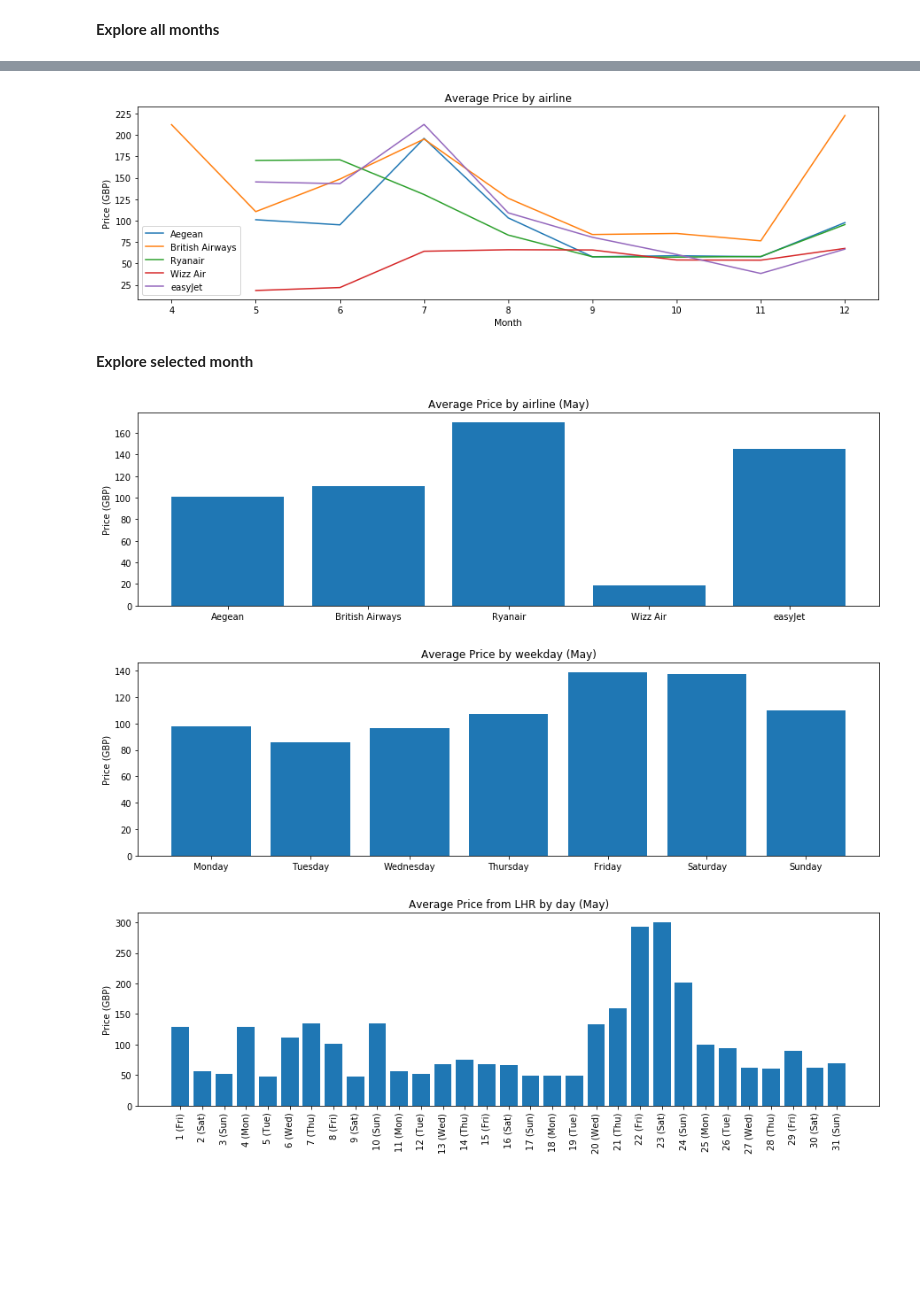
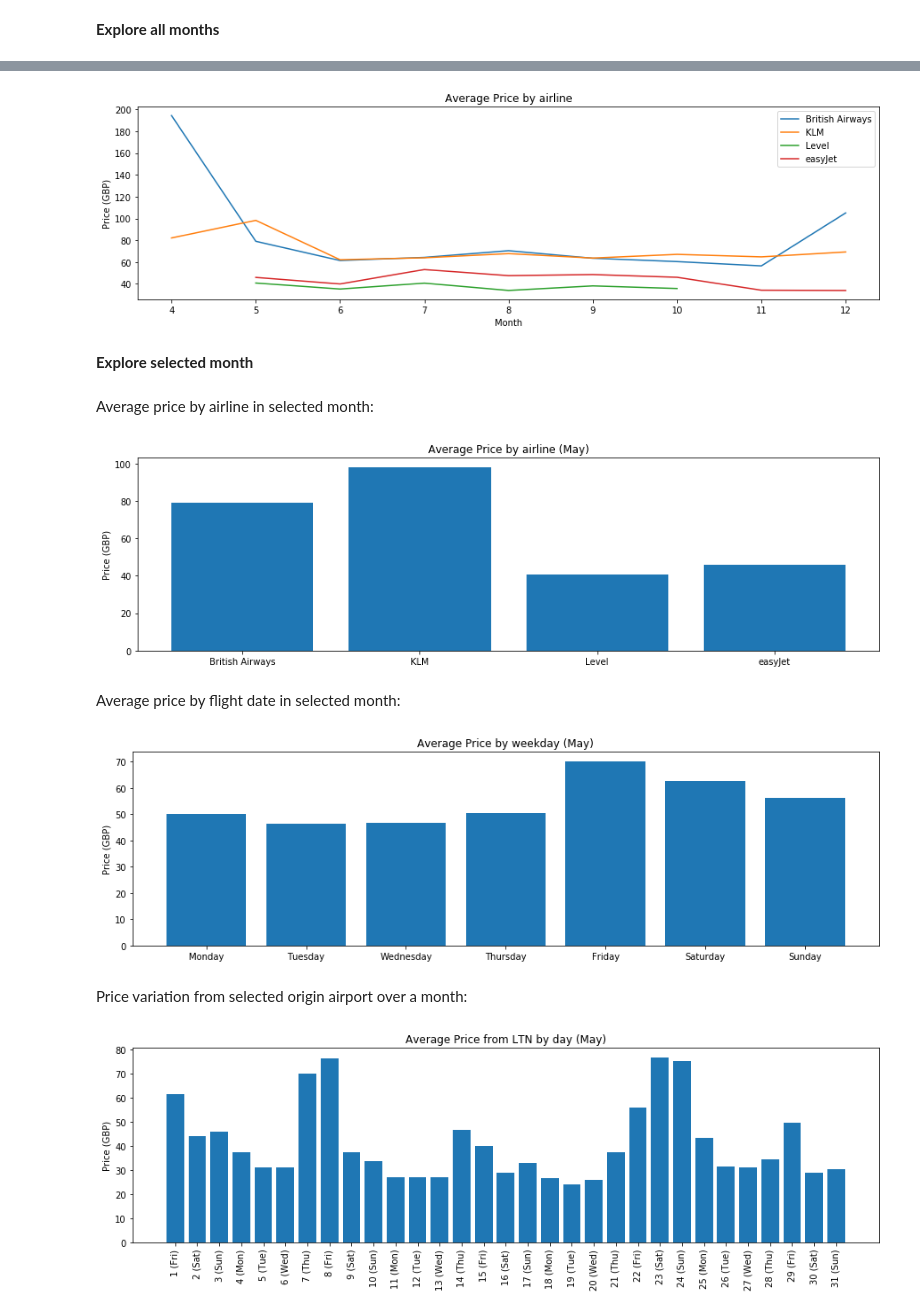
Before and after one commit to alexkapele/airfare_scraping, a Jupyter notebook: fares_analysis.ipynb, the cells around one changed output, grey strips where cells are left out. Drawn from its saved outputs; the diff is of its cells as text; code cells hidden in the pictures; blank space fills up the shorter version.

```diff
--- a/fares_analysis.ipynb
+++ b/fares_analysis.ipynb
@@ -5,10 +7,10 @@ import datetime
 
 %matplotlib inline
 # %%
-data = pd.read_csv('Downloads\LHR-ATH_fares.csv')
-data = data.append(pd.read_csv('Downloads\LGW-ATH_fares.csv'),ignore_index=True)
-data = data.append(pd.read_csv('Downloads\STN-ATH_fares.csv'),ignore_index=True)
-data = data.append(pd.read_csv('Downloads\LTN-ATH_fares.csv'),ignore_index=True)
+data = pd.read_csv('Downloads\LHR-AMS_fares.csv')
+data = data.append(pd.read_csv('Downloads\LGW-AMS_fares.csv'),ignore_index=True)
+data = data.append(pd.read_csv('Downloads\STN-AMS_fares.csv'),ignore_index=True)
+data = data.append(pd.read_csv('Downloads\LTN-AMS_fares.csv'),ignore_index=True)
 # %%
 data['Day'] = data['Flight Date'].apply(lambda x: pd.to_datetime(x).day)
 data['Month'] = data['Flight Date'].apply(lambda x: pd.to_datetime(x).month)
@@ -56,12 +62,14 @@ plt.title('Average Price by airline')
 plt.legend()
 plt.show()
 # %% [output]
-[figure, old version]
+[figure, new version]
 # %% [markdown]
 **Explore selected month**
 # %%
 month = 5
 month_name = datetime.date(1900, month, 1).strftime('%B')
+# %% [markdown]
+Average price by airline in selected month:
 # %%
 by_airline = data[data.Month==month].groupby(['Airline'])['Price'].mean()
 
@@ -71,7 +79,9 @@ plt.ylabel('Price (' + data.iloc[0].Currency + ')')
 plt.title('Average Price by airline (' + month_name + ')' )
 plt.show()
 # %% [output]
-[figure, old version]
+[figure, new version]
+# %% [markdown]
+Average price by flight date in selected month:
 # %%
 cats = [ 'Monday', 'Tuesday', 'Wednesday', 'Thursday', 'Friday', 'Saturday', 'Sunday']
 by_weekday = data[data.Month==month].groupby(['Weekday'])['Price'].mean()
@@ -83,26 +93,28 @@ plt.ylabel('Price (' + data.iloc[0].Currency + ')')
 plt.title('Average Price by weekday (' + month_name + ')' )
 plt.show()
 # %% [output]
-[figure, old version]
+[figure, new version]
+# %% [markdown]
+Price variation from selected origin airport over a month:
 # %%
-airports = ['LHR']
+airports = ['LTN']
 
 data['Day_weekday'] = data['Day'].astype(str) + ' (' + data['Weekday'].str[:3] + ')'
 
 by_day = data[(data.Month==month) & data.Origin.isin(airports)].groupby(['Day','Day_weekday'])['Price'].mean().reset_index()
 plt.figure(figsize=(15, 4))
 plt.bar(by_day['Day_weekday'],by_day['Price'])
 plt.xticks(rotation=90)
 plt.ylabel('Price (' + data.iloc[0].Currency + ')')
 
 airports_list = airports[0]
 for airport in airports[1:]:
     airports_list += ', ' + airport
 
 plt.title('Average Price from ' + airports_list + ' by day (' + month_name + ')' )
 plt.show()
 
 data = data.drop(['Day_weekday'],axis=1)
 # %% [output]
-[figure, old version]
+[figure, new version]
 # %% [markdown]
```
Also changed, not shown: parts of 12 cells of this notebook.
